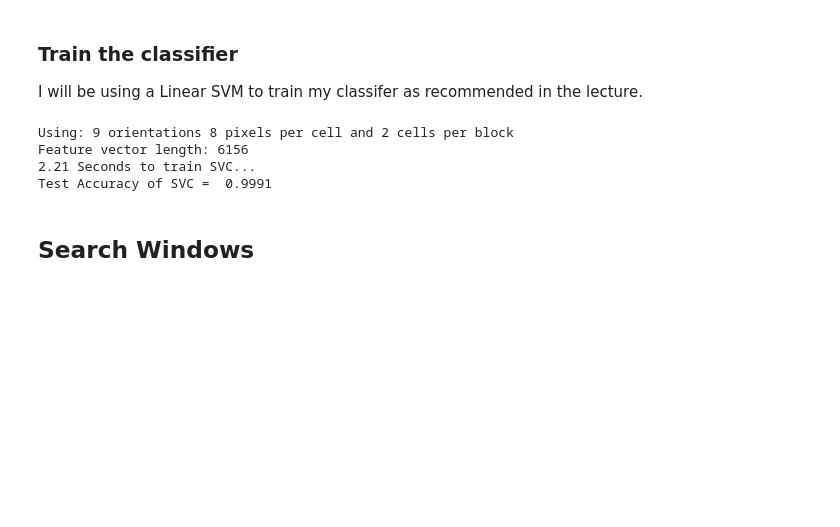
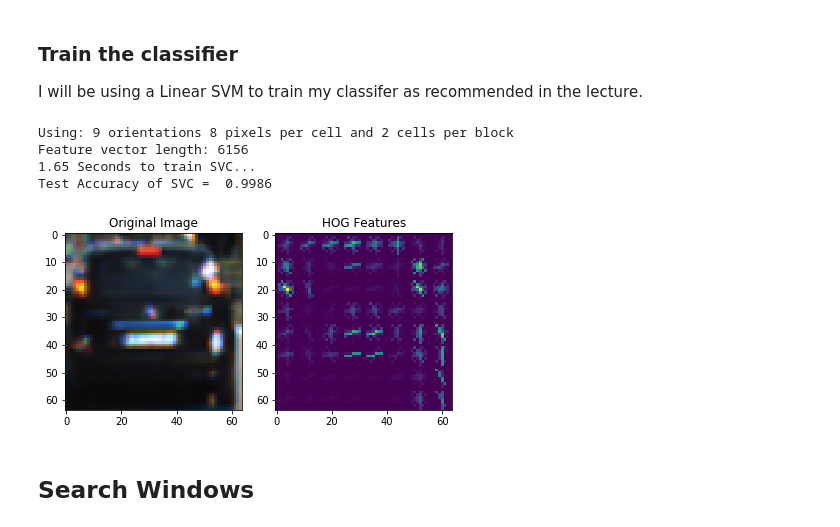
Before and after one commit to hgw2101/CarND-Vehicle-Detection, a Jupyter notebook: model.ipynb, the cells around one changed output. Drawn from its saved outputs; the diff is of its cells as text; code cells hidden in the pictures; blank space fills up the shorter version.

```diff
--- a/model.ipynb
+++ b/model.ipynb
@@ -181,6 +175,25 @@ spatial_feat = True # Spatial features on or off
 hist_feat = True # Histogram features on or off
 hog_feat = True # HOG features on or off
 
+# visualize HOG
+rand_image_ind = np.random.randint(0, len(cars))
+car_image = mpimg.imread(cars[rand_image_ind])
+features, hog_image = hog(car_image[:,:,0], orientations=orient,
+                          pixels_per_cell=(pix_per_cell, pix_per_cell),
+                          cells_per_block=(cell_per_block, cell_per_block),
+                          visualise=True)
+
+fig = plt.figure()
+plt.subplot(121)
+plt.imshow(car_image)
+plt.title('Original Image')
+plt.subplot(122)
+plt.imshow(hog_image)
+plt.title('HOG Features')
+fig.tight_layout()
+
+
+# extract features
 car_features = extract_features(cars, color_space=color_space,
                         spatial_size=spatial_size, hist_bins=hist_bins,
                         orient=orient, pix_per_cell=pix_per_cell,
@@ -199,35 +212,36 @@ X = np.vstack((car_features, notcar_features)).astype(np.float64)
 X_scaler = StandardScaler().fit(X)
 # Apply the scaler to X
 scaled_X = X_scaler.transform(X)
 
 # Define the labels vector
 y = np.hstack((np.ones(len(car_features)), np.zeros(len(notcar_features))))
 
 
 # Split up data into randomized training and test sets
 rand_state = np.random.randint(0, 100)
 X_train, X_test, y_train, y_test = train_test_split(
     scaled_X, y, test_size=0.2, random_state=rand_state)
 
 print('Using:',orient,'orientations',pix_per_cell,
     'pixels per cell and', cell_per_block,'cells per block')
 print('Feature vector length:', len(X_train[0]))
 # Use a linear SVC
 svc = LinearSVC()
 # Check the training time for the SVC
 t=time.time()
 svc.fit(X_train, y_train)
 t2 = time.time()
 print(round(t2-t, 2), 'Seconds to train SVC...')
 # Check the score of the SVC
 print('Test Accuracy of SVC = ', round(svc.score(X_test, y_test), 4))
 # Check the prediction time for a single sample
 t=time.time()
 # %% [output]
 Using: 9 orientations 8 pixels per cell and 2 cells per block
 Feature vector length: 6156
-2.21 Seconds to train SVC...
-Test Accuracy of SVC =  0.9991
+1.65 Seconds to train SVC...
+Test Accuracy of SVC =  0.9986
+[figure, added]
 # %% [markdown]
 ## Search Windows
 # %% [markdown]
```
Also changed, not shown: parts of 9 cells of this notebook, 1 other file.
